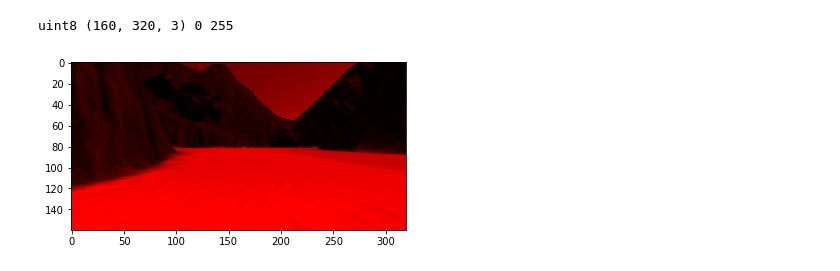
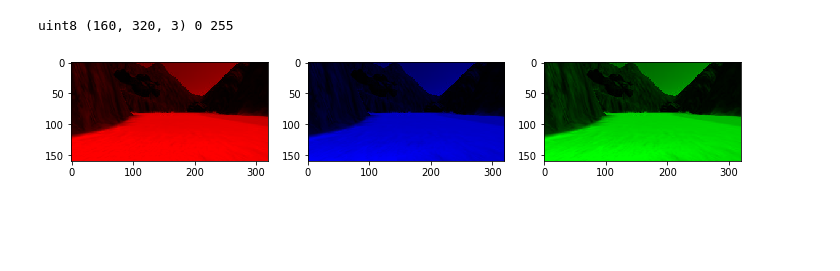
Before and after one commit to aminghafari/Robotics_Udacity, a Jupyter notebook: Project1/RoboND-Python-StarterKit/Untitled.ipynb, the cells around one changed output. Drawn from its saved outputs; the diff is of its cells as text; code cells hidden in the pictures; blank space fills up the shorter version.

```diff
--- a/Project1/RoboND-Python-StarterKit/Untitled.ipynb
+++ b/Project1/RoboND-Python-StarterKit/Untitled.ipynb
@@ -13,12 +13,22 @@ import numpy as np
 print(image.dtype, image.shape, np.min(image), np.max(image))
 # %% [output]
 uint8 (160, 320, 3) 0 255
-# %%
-red_channel = np.copy(image)
-
-red_channel[:,:,[1,2]] = 0
-
-plt.imshow(red_channel)
-plt.show()
-# %% [output]
-[figure, removed]
+# %%
+red_channel = np.copy(image)
+blue_channel = np.copy(image)
+green_channel = np.copy(image)
+
+red_channel[:,:,[1,2]] = 0
+blue_channel[:,:,[0,1]] = 0
+green_channel[:,:,[0,2]] = 0
+
+fig = plt.figure(figsize=(12,3))
+plt.subplot(131)
+plt.imshow(red_channel)
+plt.subplot(132)
+plt.imshow(blue_channel)
+plt.subplot(133)
+plt.imshow(green_channel)
+plt.show()
+# %% [output]
+[figure, added]
```
Also changed, not shown: parts of 1 cell of this notebook, 1 other file.
